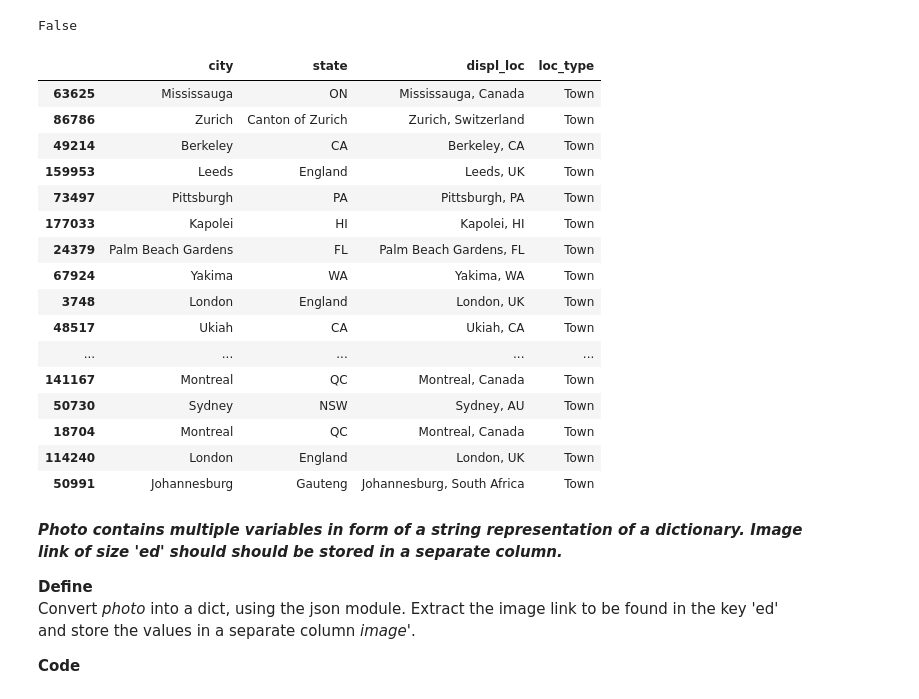
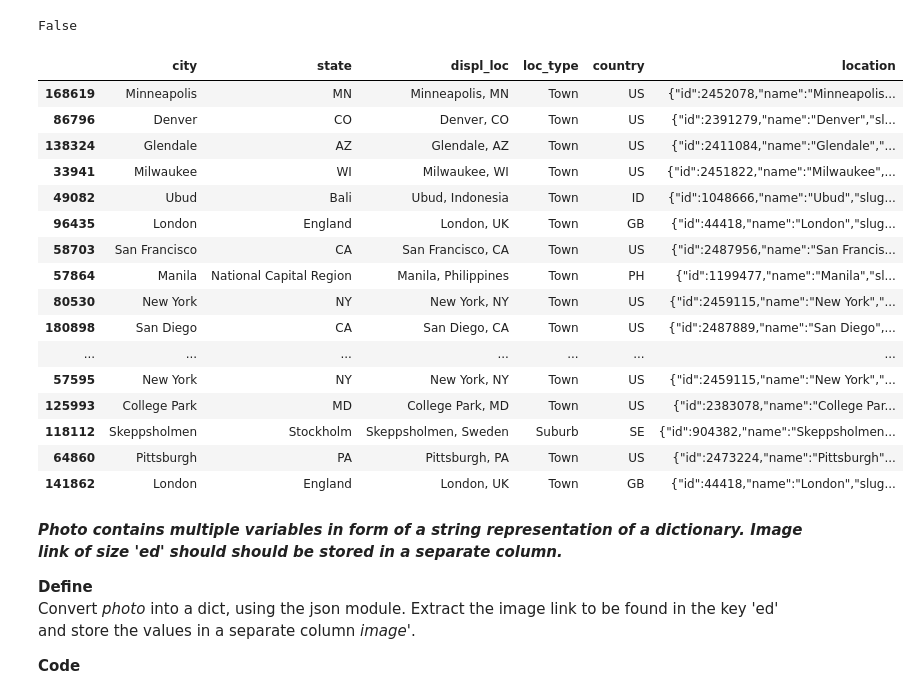
Before and after one commit to faymarie/crowdfunding-analysis, a Jupyter notebook: crowdfunding-analysis.ipynb, the cells around one changed output. Cells and saved outputs as stored; diff of their text form; code cells hidden in the pictures.

Commit message:
clean: Correct erroneous values in country.

```diff
--- a/crowdfunding-analysis.ipynb
+++ b/crowdfunding-analysis.ipynb
@@ -27,7 +27,7 @@ import sys
 # uncoment the below to avoid collapsing of dataframes
 # pd.set_option('display.max_rows', 2500)
 # pd.set_option('display.max_columns', 100)
-# pd.set_option('display.max_colwidth', -1)
+pd.set_option('display.max_colwidth', -1)
 # %% [markdown]
 # Data Wrangling <a name="datawrangling"></a>
 Some introduction text, formatted in heading 2 style
@@ -855,6 +879,7 @@ kickstarter_clean['city'] = [location['name'] for location in locations]
 kickstarter_clean['state'] = [location['state'] for location in locations]
 kickstarter_clean['displ_loc'] = [location['displayable_name'] for location in locations]
 kickstarter_clean['loc_type'] = [location['type'] for location in locations]
+kickstarter_clean['country'] = [location['country'] for location in locations]
 # %% [markdown]
 **Test**
 # %%
@@ -874,25 +899,25 @@ kickstarter_clean.location.isna().any()
 False
 # %%
 # new columns: 'city', 'state', 'displ_location', 'loc_type'
-kickstarter_clean[['city', 'state', 'displ_loc', 'loc_type']].sample(20)
+kickstarter_clean[['city', 'state', 'displ_loc', 'loc_type', 'country', 'location']].sample(20)
 # %% [output]
-|  | city | state | displ_loc | loc_type |
-| 63625 | Mississauga | ON | Mississauga, Canada | Town |
-| 86786 | Zurich | Canton of Zurich | Zurich, Switzerland | Town |
-| 49214 | Berkeley | CA | Berkeley, CA | Town |
-| 159953 | Leeds | England | Leeds, UK | Town |
-| 73497 | Pittsburgh | PA | Pittsburgh, PA | Town |
-| 177033 | Kapolei | HI | Kapolei, HI | Town |
-| 24379 | Palm Beach Gardens | FL | Palm Beach Gardens, FL | Town |
-| 67924 | Yakima | WA | Yakima, WA | Town |
-| 3748 | London | England | London, UK | Town |
-| 48517 | Ukiah | CA | Ukiah, CA | Town |
-| ... | ... | ... | ... | ... |
-| 141167 | Montreal | QC | Montreal, Canada | Town |
-| 50730 | Sydney | NSW | Sydney, AU | Town |
-| 18704 | Montreal | QC | Montreal, Canada | Town |
-| 114240 | London | England | London, UK | Town |
-| 50991 | Johannesburg | Gauteng | Johannesburg, South Africa | Town |
+|  | city | state | displ_loc | loc_type | country | location |
+| 168619 | Minneapolis | MN | Minneapolis, MN | Town | US | {"id":2452078,"name":"Minneapolis... |
+| 86796 | Denver | CO | Denver, CO | Town | US | {"id":2391279,"name":"Denver","sl... |
+| 138324 | Glendale | AZ | Glendale, AZ | Town | US | {"id":2411084,"name":"Glendale","... |
+| 33941 | Milwaukee | WI | Milwaukee, WI | Town | US | {"id":2451822,"name":"Milwaukee",... |
+| 49082 | Ubud | Bali | Ubud, Indonesia | Town | ID | {"id":1048666,"name":"Ubud","slug... |
+| 96435 | London | England | London, UK | Town | GB | {"id":44418,"name":"London","slug... |
+| 58703 | San Francisco | CA | San Francisco, CA | Town | US | {"id":2487956,"name":"San Francis... |
+| 57864 | Manila | National Capital Region | Manila, Philippines | Town | PH | {"id":1199477,"name":"Manila","sl... |
+| 80530 | New York | NY | New York, NY | Town | US | {"id":2459115,"name":"New York","... |
+| 180898 | San Diego | CA | San Diego, CA | Town | US | {"id":2487889,"name":"San Diego",... |
+| ... | ... | ... | ... | ... | ... | ... |
+| 57595 | New York | NY | New York, NY | Town | US | {"id":2459115,"name":"New York","... |
+| 125993 | College Park | MD | College Park, MD | Town | US | {"id":2383078,"name":"College Par... |
+| 118112 | Skeppsholmen | Stockholm | Skeppsholmen, Sweden | Suburb | SE | {"id":904382,"name":"Skeppsholmen... |
+| 64860 | Pittsburgh | PA | Pittsburgh, PA | Town | US | {"id":2473224,"name":"Pittsburgh"... |
+| 141862 | London | England | London, UK | Town | GB | {"id":44418,"name":"London","slug... |
 # %% [markdown]
 _**Photo contains multiple variables in form of a string representation of a dictionary. Image link of size 'ed' should should be stored in a separate column.**_
 
```
Also changed, not shown: parts of 6 cells of this notebook.
